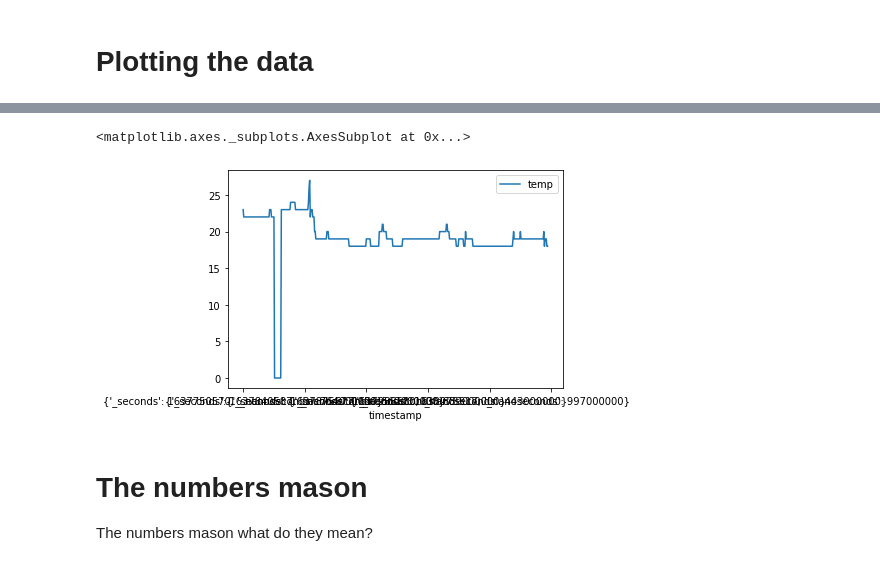
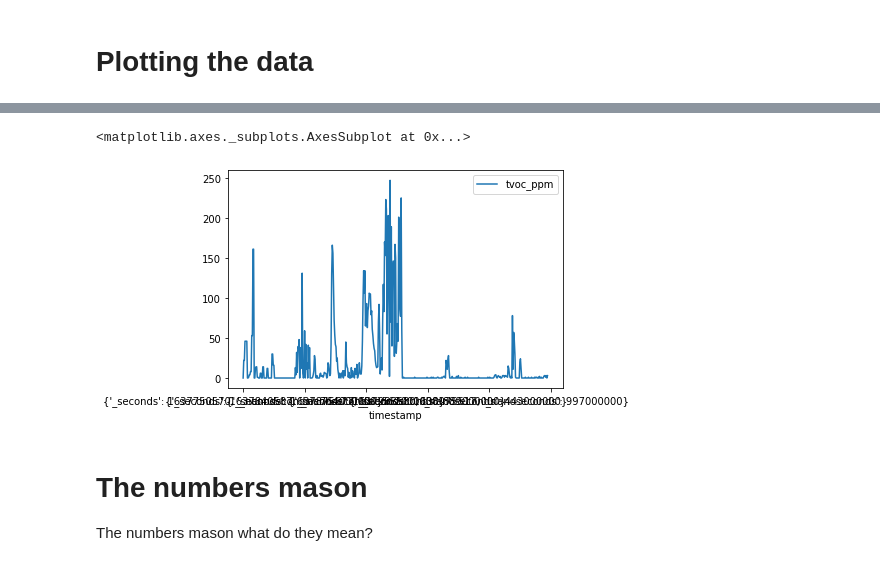
Before and after one commit to JaccoVeldscholten/SmartDispenser, a Jupyter notebook: BAVA_TVOC_Predictions.ipynb, the cells around one changed output, grey strips where cells are left out. Drawn from its saved outputs; the diff is of its cells as text; code cells hidden in the pictures.

```diff
--- a/BAVA_TVOC_Predictions.ipynb
+++ b/BAVA_TVOC_Predictions.ipynb
@@ -75,9 +75,9 @@ df.plot(x='timestamp', y='hum')
 # %%
-# Reading temperature
-df.plot(x='timestamp', y='temp')
+# Reading tvoc_ppmerature
+df.plot(x='timestamp', y='tvoc_ppm')
 # %% [output]
 <matplotlib.axes._subplots.AxesSubplot at 0x...>
-[figure, old version]
+[figure, new version]
 # %% [markdown]
 # The numbers mason <br>
 The numbers mason what do they mean?
```
Also changed, not shown: parts of 15 cells of this notebook.
